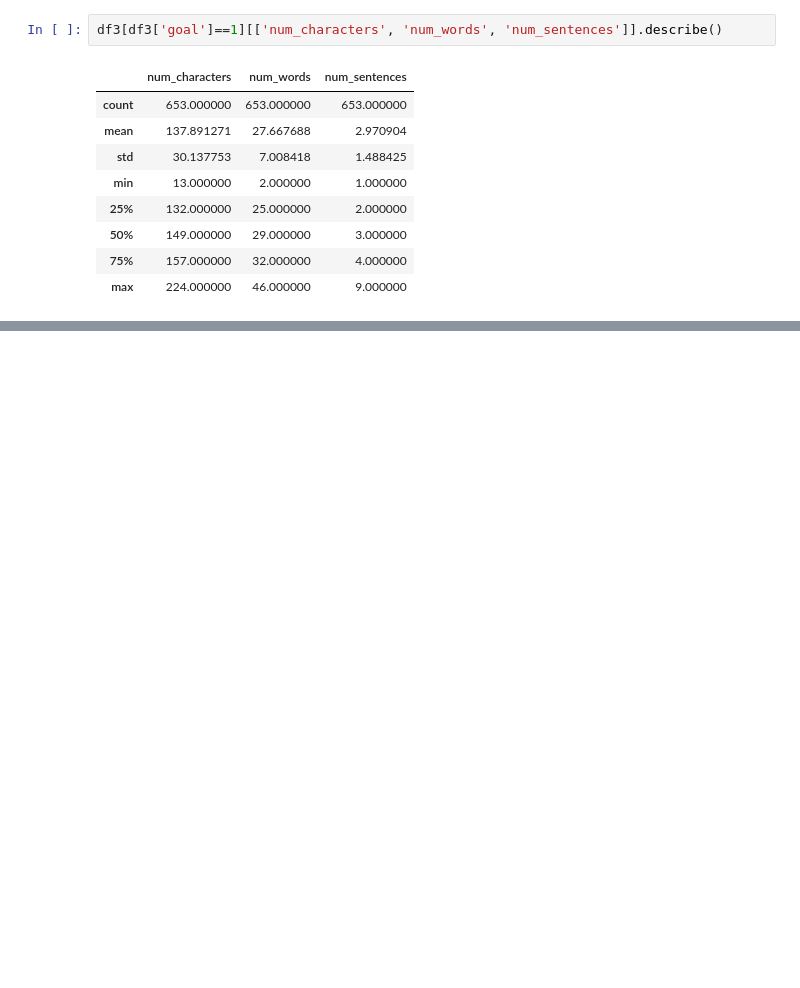
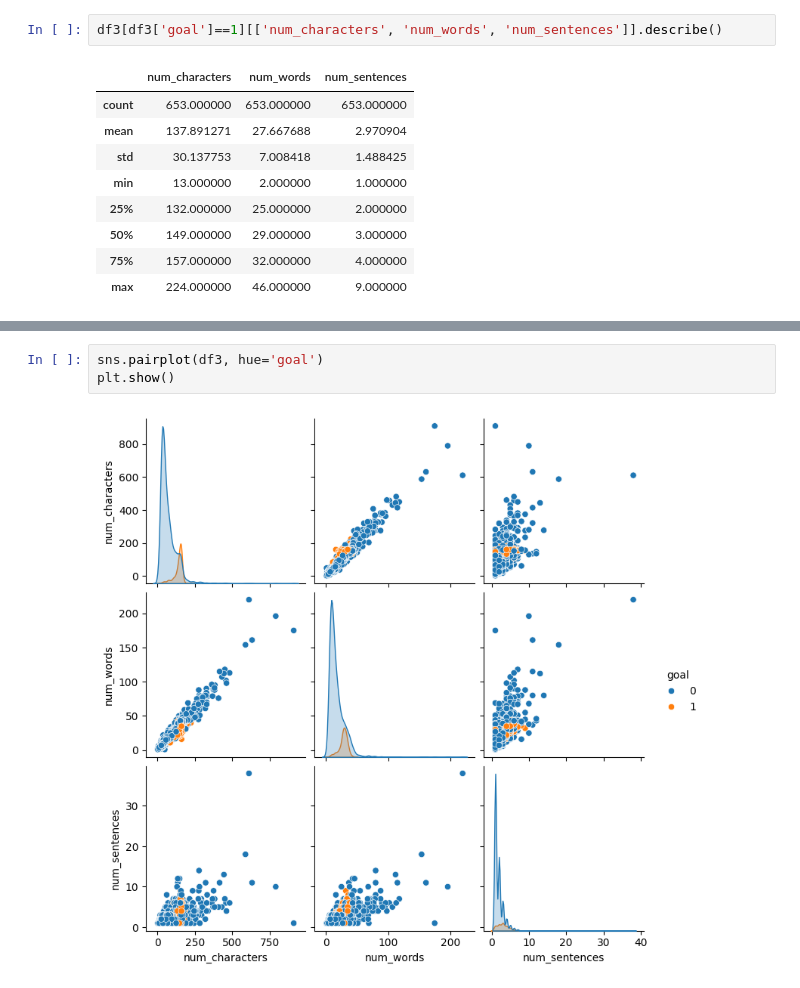
Before and after one commit to ABINAN2011/spam_detection, a Jupyter notebook: model/spam_train.ipynb, the cells around one changed output, grey strips where cells are left out. Saved outputs shown, nothing was run; the diff lists cells and outputs as text; blank space fills up the shorter version.

```diff
--- a/model/spam_train.ipynb
+++ b/model/spam_train.ipynb
@@ -240,0 +273,5 @@ df3[df3['goal']==1][['num_characters', 'num_words', 'num_sentences']].describe()
+# %%
+sns.pairplot(df3, hue='goal')
+plt.show()
+# %% [output]
+[figure, added]
```
Also changed, not shown: parts of 5 cells of this notebook.
